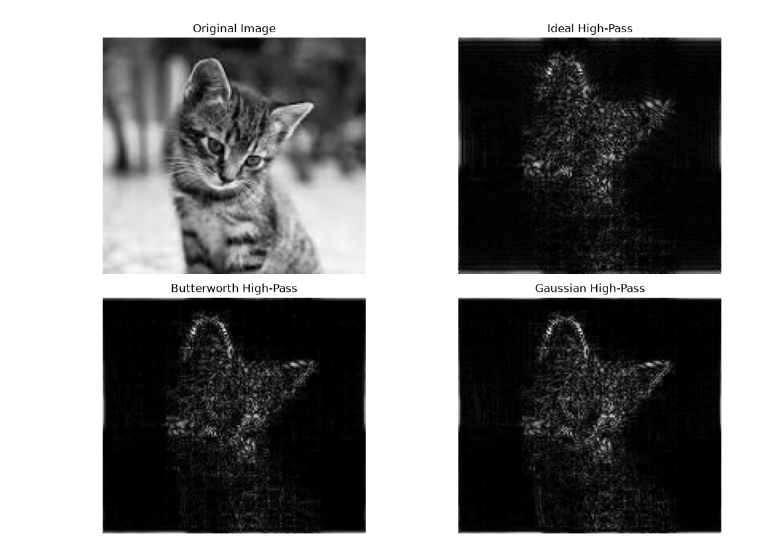
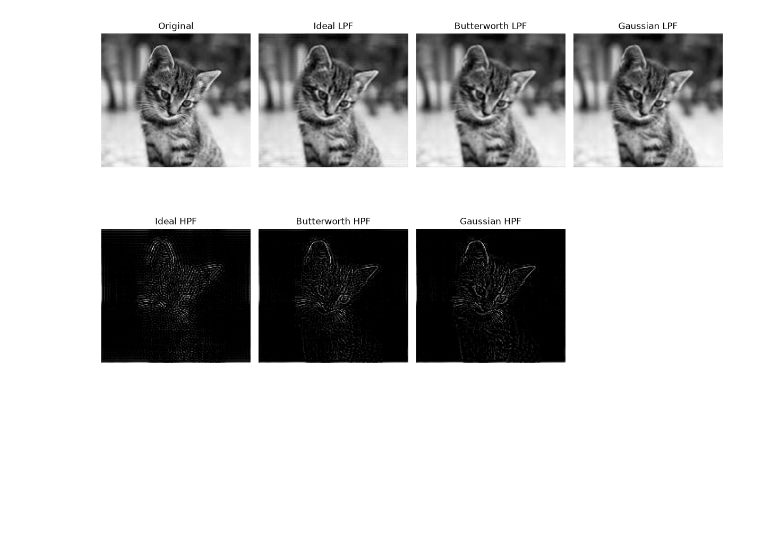
Before and after one commit to AhsanHabibSadik123/Digital_Image_processing_Lab, a Jupyter notebook: 16.ipynb, the cells around one changed output. Saved outputs shown, nothing was run; the diff lists cells and outputs as text; code cells hidden in the pictures; blank space fills up the shorter version.

```diff
--- a/16.ipynb
+++ b/16.ipynb
@@ -108,17 +58,10 @@ def apply_filter(F_shift, filter_mask):
 # %%
-# ==========================================
-# Apply Low-Pass Filters
-# ==========================================
+# Low Pass Results
+ideal_low = apply_filter(ideal_lp)
+butter_low = apply_filter(butter_lp)
+gaussian_low = apply_filter(gaussian_lp)
 
-ideal_low = apply_filter(F_shift, ILPF)
-butterworth_low = apply_filter(F_shift, BLPF)
-gaussian_low = apply_filter(F_shift, GLPF)
-
-
-# ==========================================
-# Apply High-Pass Filters
-# ==========================================
-
-ideal_high = apply_filter(F_shift, IHPF)
-butterworth_high = apply_filter(F_shift, BHPF)
-gaussian_high = apply_filter(F_shift, GHPF)
+# High Pass Filters
+ideal_high = apply_filter(1 - ideal_lp)
+butter_high = apply_filter(1 - butter_lp)
+gaussian_high = apply_filter(1 - gaussian_lp)
@@ -156,31 +68,21 @@ plt.show()
-# %%
-# ==========================================
-# Display High-Pass Results
-# ==========================================
-
-plt.figure(figsize=(12, 8))
-
-plt.subplot(2, 2, 1)
-plt.imshow(image, cmap="gray")
-plt.title("Original Image")
-plt.axis("off")
-
-plt.subplot(2, 2, 2)
-plt.imshow(ideal_high, cmap="gray")
-plt.title("Ideal High-Pass")
-plt.axis("off")
-
-plt.subplot(2, 2, 3)
-plt.imshow(butterworth_high, cmap="gray")
-plt.title("Butterworth High-Pass")
-plt.axis("off")
-
-plt.subplot(2, 2, 4)
-plt.imshow(gaussian_high, cmap="gray")
-plt.title("Gaussian High-Pass")
-plt.axis("off")
-
-plt.tight_layout()
-plt.show()
-# %% [output]
-[figure, removed]
+# %%
+# Display Results
+images = [img, ideal_low, butter_low, gaussian_low,
+          ideal_high, butter_high, gaussian_high]
+
+titles = ['Original', 'Ideal LPF', 'Butterworth LPF',
+          'Gaussian LPF', 'Ideal HPF', 'Butterworth HPF',
+          'Gaussian HPF']
+
+plt.figure(figsize=(12, 8))
+
+for i in range(7):
+    plt.subplot(2, 4, i+1)
+    plt.imshow(images[i], cmap='gray')
+    plt.title(titles[i])
+    plt.axis('off')
+
+plt.tight_layout()
+plt.show()
+# %% [output]
+[figure, added]
```
Also changed, not shown: parts of 10 cells of this notebook, 5 other files.
